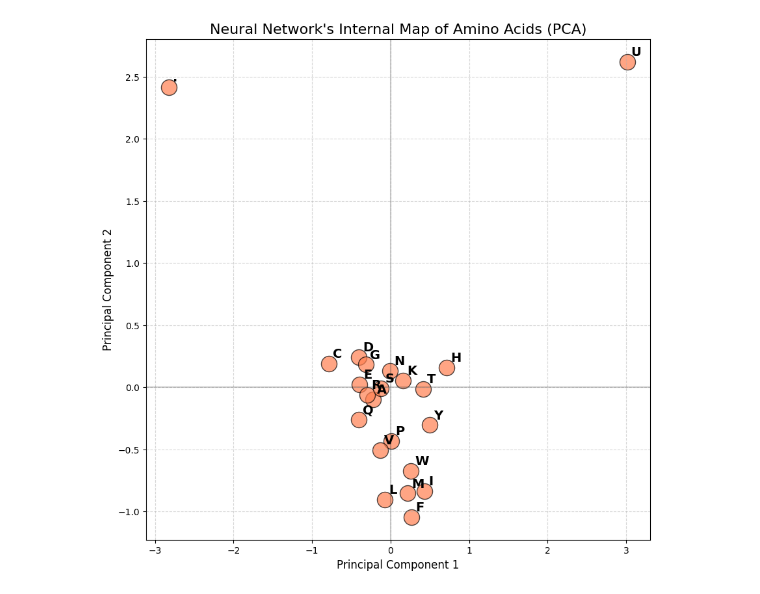
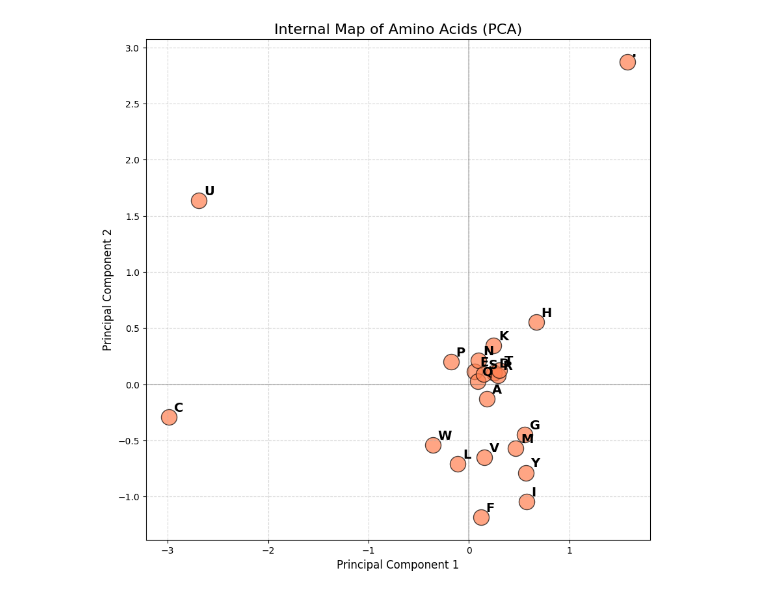
Before and after one commit to alenabhilash03-beep/Protein-Sequence-MLP, a Jupyter notebook: C-LevelMLP.ipynb, the cells around one changed output. Cells and saved outputs as stored; diff of their text form; code cells hidden in the pictures.

```diff
--- a/C-LevelMLP.ipynb
+++ b/C-LevelMLP.ipynb
@@ -47,7 +47,7 @@ def build_dataset(sequences):
     total_samples = sum(len(seq) + 1 for seq in sequences)
 
     X = np.zeros((total_samples, block_size), dtype=np.int64)
-    Y = np.zeros(total_samples, dtype=n
+    Y = np.zeros(total_samples, dtype=np.int64)
     idx = 0
     for sequence in sequences:
         context = [0] * block_size
@@ -86,7 +86,7 @@ emb_dim = 16
 block_size = 10
 # %%
 #Parameters
-C = torch.randn((vocab_size, emb_dim)) * .1
+C = torch.randn((vocab_size, emb_dim))
 W1 = torch.randn((block_size * emb_dim, 300)) * (5 / 3) / ((block_size * emb_dim) ** .5)
 b1 = torch.zeros(300)
 W2 = torch.randn((300, vocab_size)) * 0.01
@@ -118,7 +116,7 @@ for i in range(50000):
     loss.backward()
 
     #Update parameters
-    lr = .1
+    lr = .01
     for param in parameters:
         param.data += -lr * param.grad
 
@@ -176,32 +156,32 @@ Dev Loss:   2.8343
 # %%
 #Embedding graph
 import matplotlib.pyplot as plt
 from sklearn.decomposition import PCA
 
 embeddings = C.detach().cpu().numpy()
 
 pca = PCA(n_components=2)
 embeddings_2d = pca.fit_transform(embeddings)
 
 plt.figure(figsize=(10, 10))
 plt.scatter(embeddings_2d[:, 0], embeddings_2d[:, 1], s=300, c='coral', edgecolors='black', alpha=0.7)
 
 for i in range(len(itos)):
     plt.text(embeddings_2d[i, 0] + 0.05,
              embeddings_2d[i, 1] + 0.05,
              itos[i],
              fontsize=14,
              fontweight='bold')
 
-plt.title("Neural Network's Internal Map of Amino Acids (PCA)", fontsize=16)
+plt.title("Internal Map of Amino Acids (PCA)", fontsize=16)
 plt.xlabel("Principal Component 1", fontsize=12)
 plt.ylabel("Principal Component 2", fontsize=12)
 plt.grid(True, linestyle='--', alpha=0.5)
 plt.axhline(y=0, color='k', linestyle='-', alpha=0.2)
 plt.axvline(x=0, color='k', linestyle='-', alpha=0.2)
 plt.show()
 # %% [output]
-[figure, old version]
+[figure, new version]
 # %%
 #Sample
 
```
Also changed, not shown: parts of 6 cells of this notebook.
